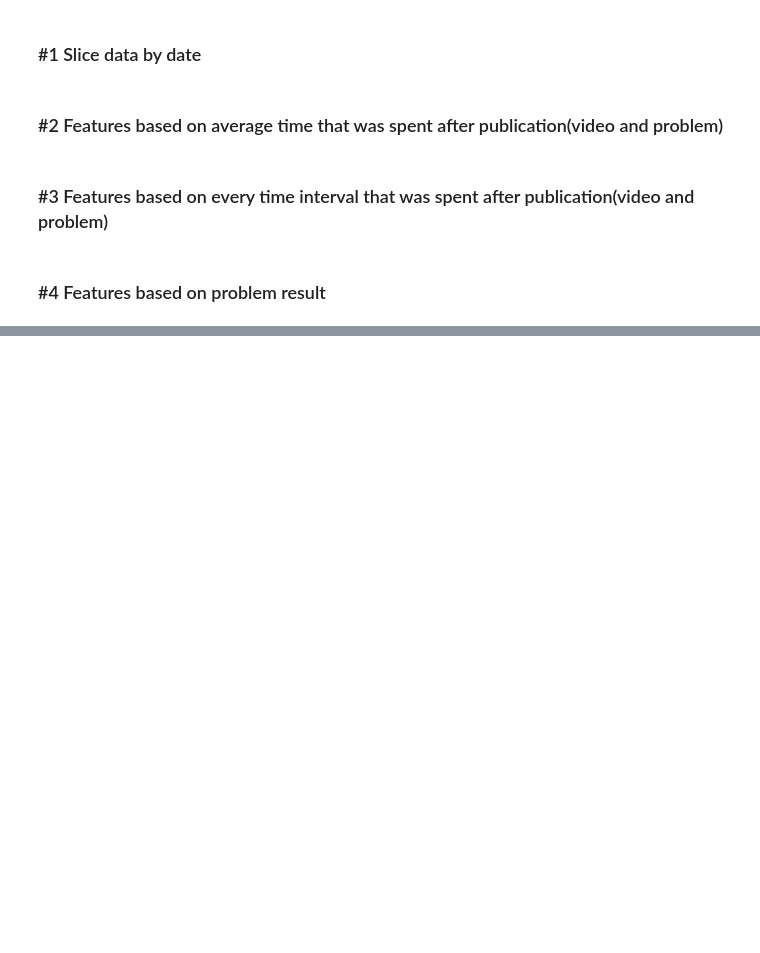
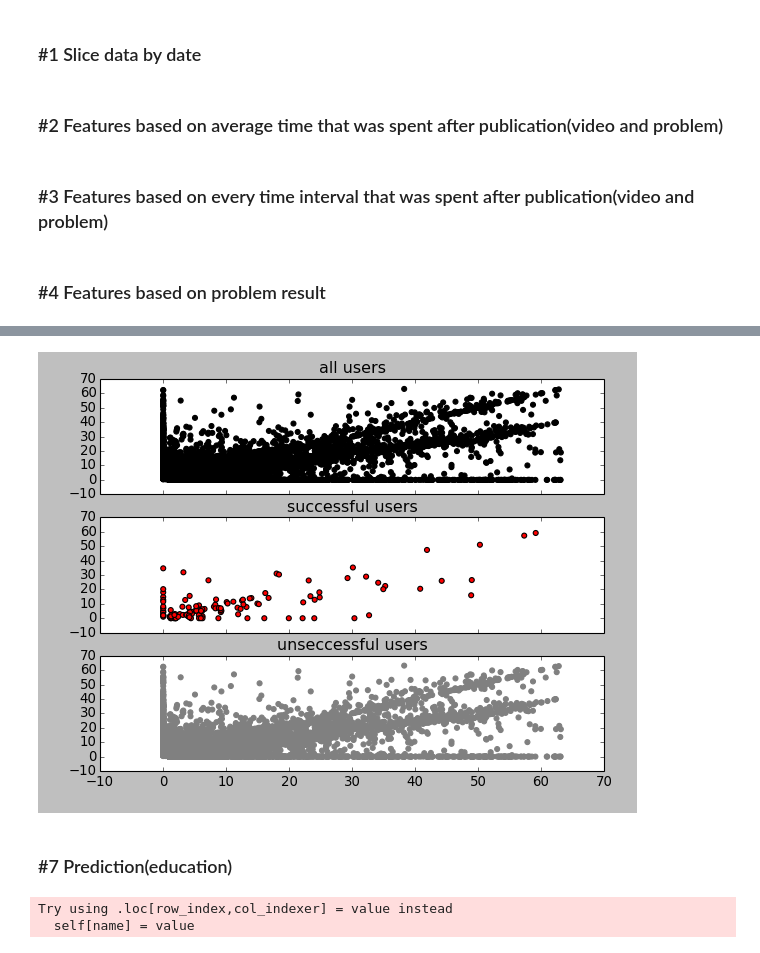
Before and after one commit to brainiacOnly/PrometheusAnalyst, a Jupyter notebook: PatternDiscovery.ipynb, the cells around one changed output, grey strips where cells are left out. Saved outputs shown, nothing was run; the diff lists cells and outputs as text; code cells hidden in the pictures; blank space fills up the shorter version.

```diff
--- a/PatternDiscovery.ipynb
+++ b/PatternDiscovery.ipynb
@@ -91,0 +173,11 @@ def getProblemResultFeatures(sm,smh):
+# %%
+Image(filename='avg_time.png')
+# %% [output]
+[figure, added]
+# %% [markdown]
+### #7 Prediction(education)
+# %%
+features = getIntervalByModuleFeatures(sm)
+# %% [output]
+Try using .loc[row_index,col_indexer] = value instead
+  self[name] = value
```
Also changed, not shown: parts of 21 cells of this notebook, 1 other file.
